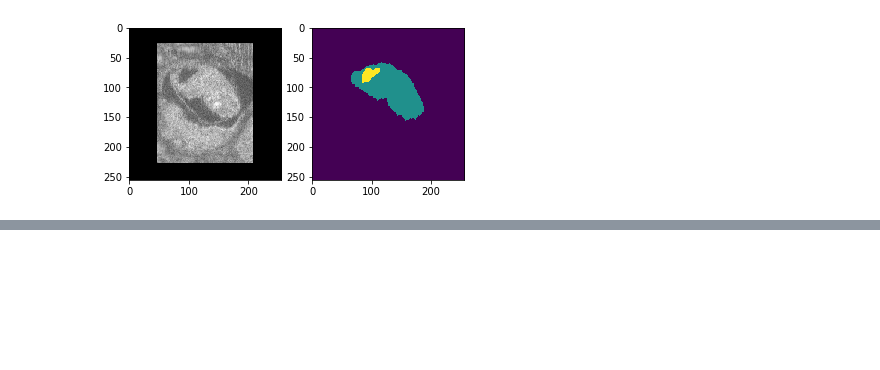
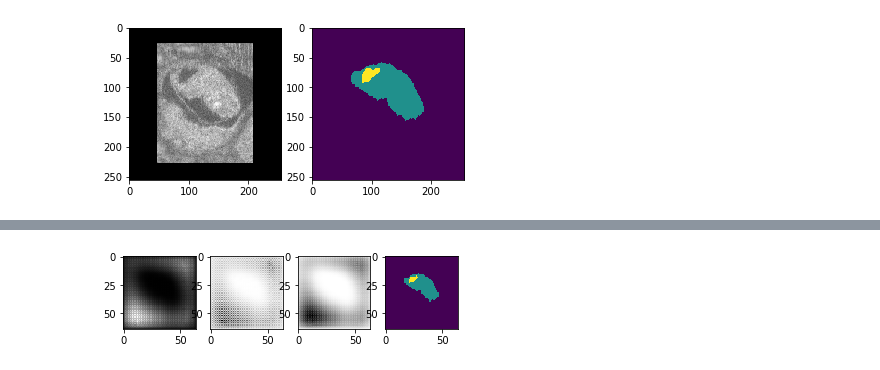
Before and after one commit to tongdaxu/ECE-GY-6123-IMAGE-AND-VIDEO-PROCESSING, a Jupyter notebook: MouseProj/Load_Image.ipynb, the cells around one changed output, grey strips where cells are left out. Cells and saved outputs as stored; diff of their text form; code cells hidden in the pictures; blank space fills up the shorter version.

Commit message:
DeFCN Overfit test

```diff
--- a/MouseProj/Load_Image.ipynb
+++ b/MouseProj/Load_Image.ipynb
@@ -192,0 +144,44 @@ torch.Size([1, 512])
+# %%
+def overfit_show(model, x, y):
+    model.eval()  # set model to evaluation mode
+    with torch.no_grad():
+        x = x.to(device=device, dtype=torch.float)  # move to device, e.g. GPU
+        y = y.to(device=device, dtype=torch.long)
+
+        scoresTorch = model(x)
+        scores = scoresTorch.numpy()
+        scores = scores.reshape(3, 64, 64, 64)
+        label = y.numpy()
+        label = label.reshape(64, 64, 64)
+
+        class0map = scores[0]
+        class1map = scores[1]
+        class2map = scores[2]
+
+        min0 = np.amin(class0map)
+        max0= np.amax(class0map)
+
+        min1 = np.amin(class1map)
+        max1= np.amax(class1map)
+
+        min2 = np.amin(class2map)
+        max2= np.amax(class2map)
+
+        class0map = (class0map - min0)/(max0-min0)
+        class1map = (class1map - min1)/(max1-min1)
+        class2map = (class2map - min2)/(max2-min2)
+
+        fig, ax = plt.subplots(1,4)
+
+        slicing_index = 32
+
+        ax[0].imshow(class0map[slicing_index], cmap='gray')
+        ax[1].imshow(class1map[slicing_index], cmap='gray')
+        ax[2].imshow(class2map[slicing_index], cmap='gray')
+        ax[3].imshow(label[slicing_index])
+
+        plt.show()
+# %%
+overfit_show(model, Xtr, Ytr)
+# %% [output]
+[figure, added]
```
Also changed, not shown: parts of 7 cells of this notebook, 1 other file.
